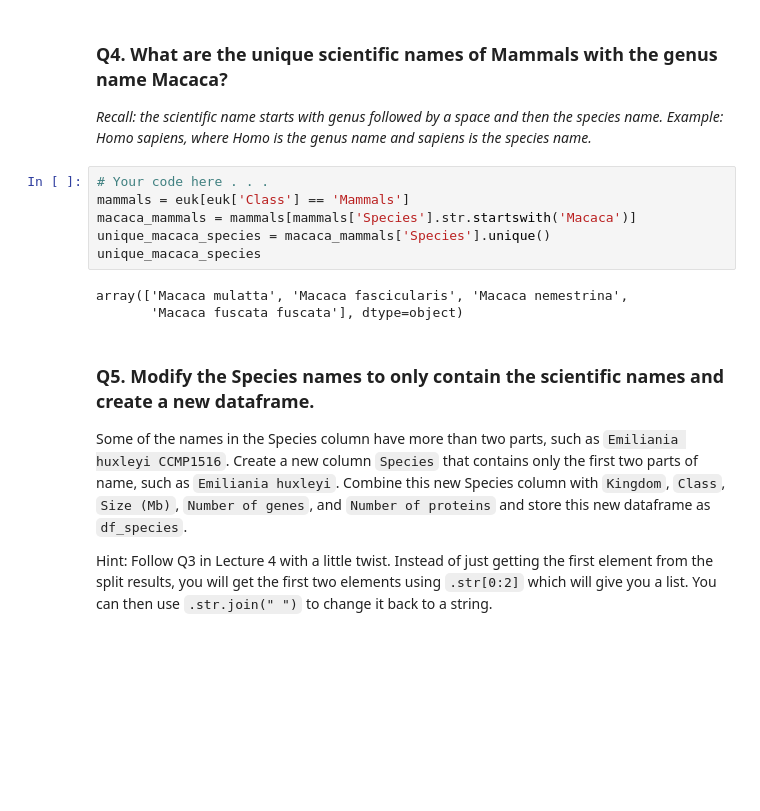
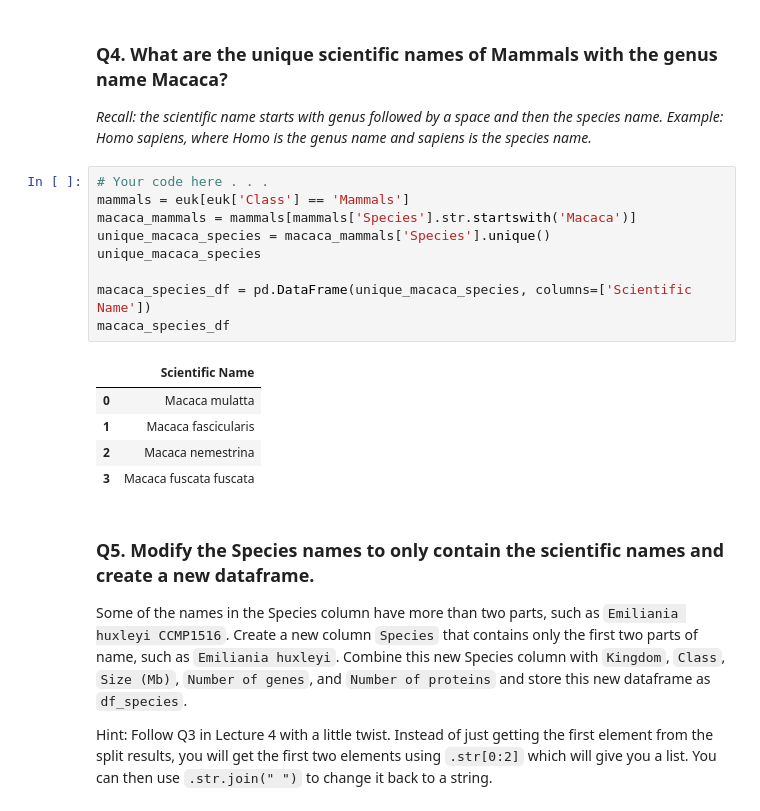
Before and after one commit to CS133-DataVisualization/cs133-datavisualization-fall2024-mini-assignments-mini-assignments, a Jupyter notebook: KhorB_A4/Colab_A4_data_exploration.ipynb, the cells around one changed output. Drawn from its saved outputs; the diff is of its cells as text; blank space fills up the shorter version.

```diff
--- a/KhorB_A4/Colab_A4_data_exploration.ipynb
+++ b/KhorB_A4/Colab_A4_data_exploration.ipynb
@@ -98,12 +98,18 @@ dtype: int64
 # %%
 # Your code here . . .
 mammals = euk[euk['Class'] == 'Mammals']
 macaca_mammals = mammals[mammals['Species'].str.startswith('Macaca')]
 unique_macaca_species = macaca_mammals['Species'].unique()
 unique_macaca_species
+
+macaca_species_df = pd.DataFrame(unique_macaca_species, columns=['Scientific Name'])
+macaca_species_df
 # %% [output]
-array(['Macaca mulatta', 'Macaca fascicularis', 'Macaca nemestrina',
-       'Macaca fuscata fuscata'], dtype=object)
+|  | Scientific Name |
+| 0 | Macaca mulatta |
+| 1 | Macaca fascicularis |
+| 2 | Macaca nemestrina |
+| 3 | Macaca fuscata fuscata |
 # %% [markdown]
 ### Q5. Modify the Species names to only contain the scientific names  and create a new dataframe.
 
```
